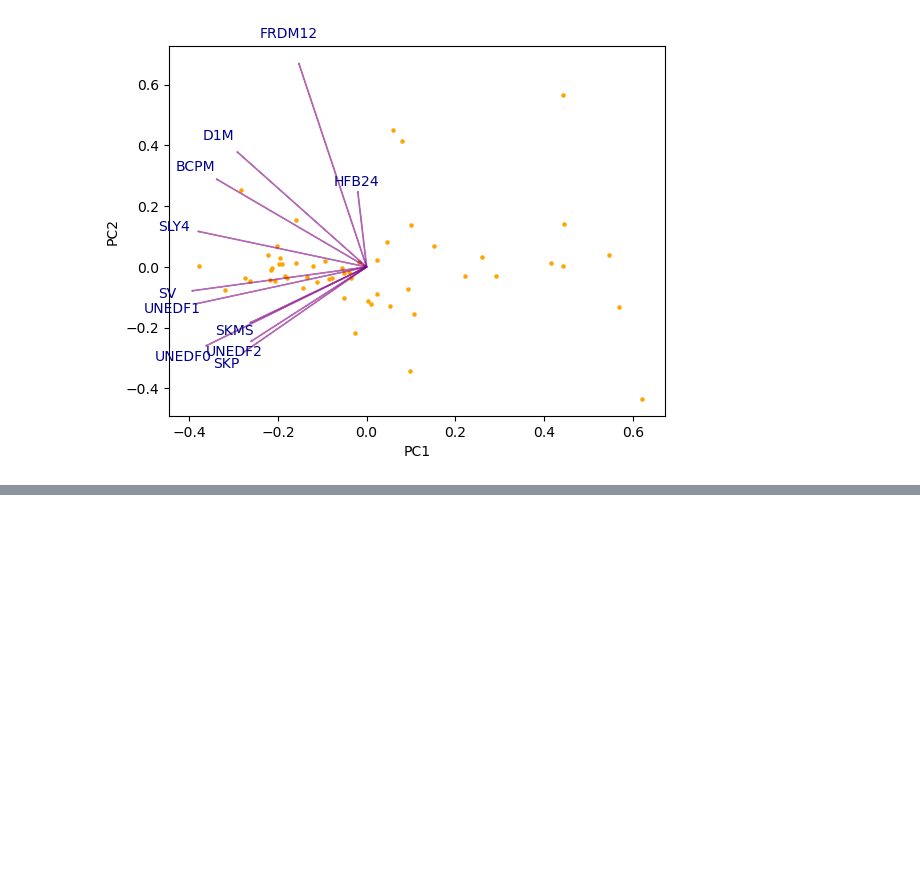
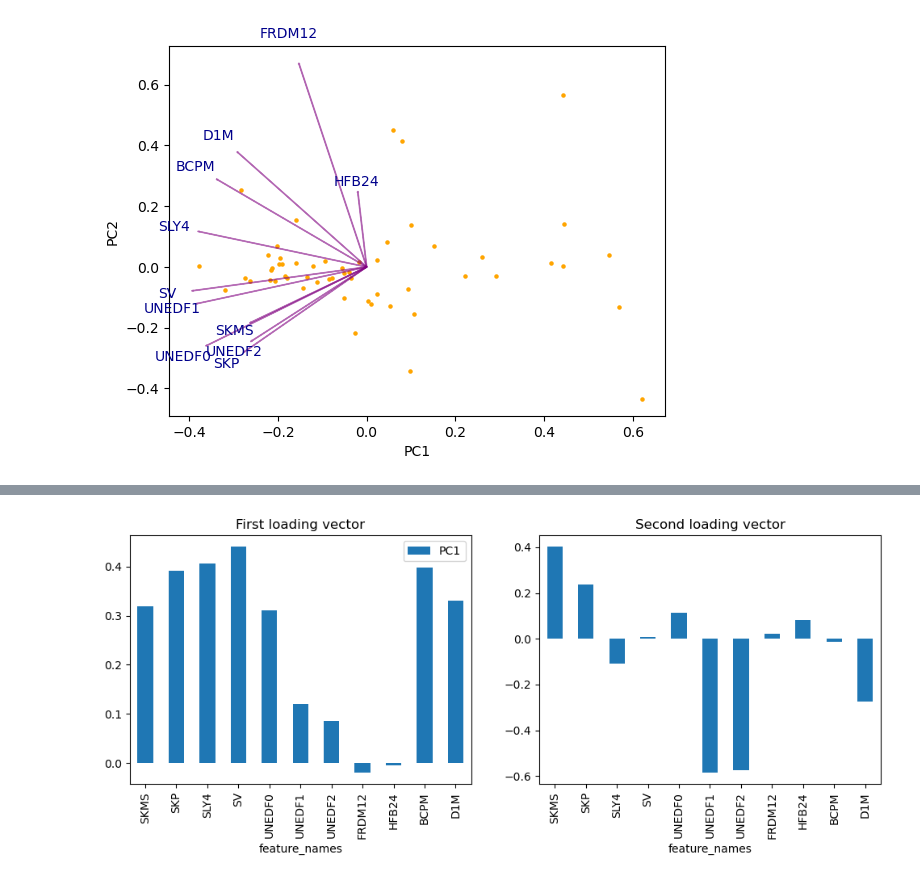
Before and after one commit to ascsn/ModelOrthogonalization, a Jupyter notebook: PCA_analysis.ipynb, the cells around one changed output, grey strips where cells are left out. Saved outputs shown, nothing was run; the diff lists cells and outputs as text; code cells hidden in the pictures; blank space fills up the shorter version.

```diff
--- a/PCA_analysis.ipynb
+++ b/PCA_analysis.ipynb
@@ -293,0 +349,11 @@ plt.show()
+# %%
+loadings = loading_matrix(pca.components_, pca.n_features_, models)
+
+
+fig, (ax1, ax2) = plt.subplots(1,2, figsize=(12,4))
+loadings.iloc[:, :1].plot(kind = "bar", title = "First loading vector", ax = ax1)
+loadings.iloc[:, 1].plot(kind = "bar", title = "Second loading vector", ax = ax2)
+plt.savefig("PC_All_normalized.pdf", format="pdf", bbox_inches="tight")
+plt.show()
+# %% [output]
+[figure, added]
```
Also changed, not shown: parts of 4 cells of this notebook.
